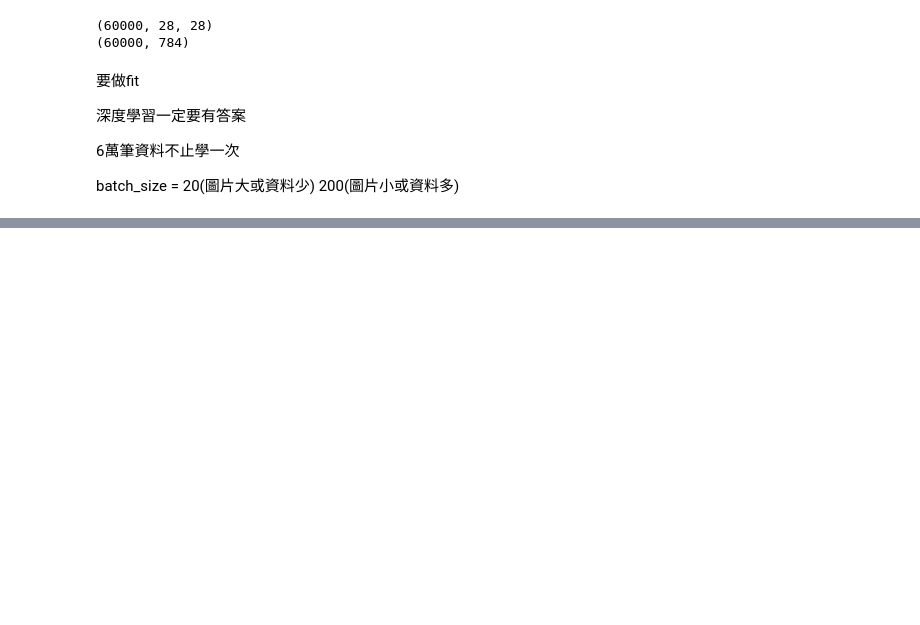
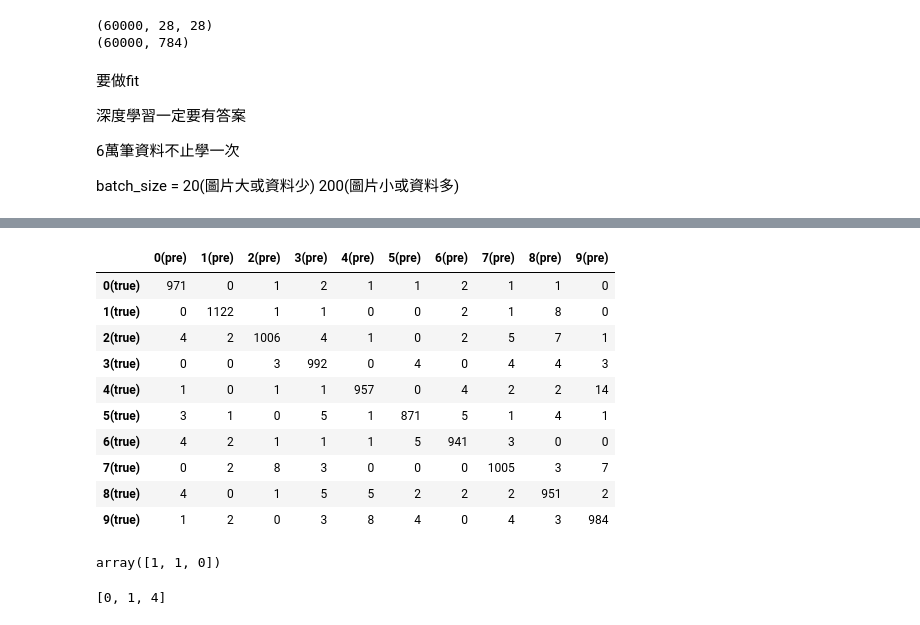
Before and after one commit to wasp33/ximen0703, a Jupyter notebook: mlp.ipynb, the cells around one changed output, grey strips where cells are left out. Saved outputs shown, nothing was run; the diff lists cells and outputs as text; code cells hidden in the pictures; blank space fills up the shorter version.

```diff
--- a/mlp.ipynb
+++ b/mlp.ipynb
@@ -95,5 +95,3 @@ Non-trainable params: 0
 _________________________________________________________________
 # %% [markdown]
 y 總共有十個答案
-# %%
-model.compile(loss="mse",metrics="accuracy")
@@ -181,0 +191,8 @@ sum(pre[0])
+# %%
+from sklearn.metrics import confusion_matrix
+pre = model.predict(x_test_norm).argmax(axis=-1)
+mat = confusion_matrix(y_test, pre)
+pd.DataFrame(mat,
+      columns=["{}(pre)".format(i) for i in range(10)],
+      index=["{}(true)".format(i) for i in range(10)])
+# %% [output]
@@ -181,0 +200,32 @@ sum(pre[0])
+|  | 0(pre) | 1(pre) | 2(pre) | 3(pre) | 4(pre) | 5(pre) | 6(pre) | 7(pre) | 8(pre) | 9(pre) |
+| 0(true) | 971 | 0 | 1 | 2 | 1 | 1 | 2 | 1 | 1 | 0 |
+| 1(true) | 0 | 1122 | 1 | 1 | 0 | 0 | 2 | 1 | 8 | 0 |
+| 2(true) | 4 | 2 | 1006 | 4 | 1 | 0 | 2 | 5 | 7 | 1 |
+| 3(true) | 0 | 0 | 3 | 992 | 0 | 4 | 0 | 4 | 4 | 3 |
+| 4(true) | 1 | 0 | 1 | 1 | 957 | 0 | 4 | 2 | 2 | 14 |
+| 5(true) | 3 | 1 | 0 | 5 | 1 | 871 | 5 | 1 | 4 | 1 |
+| 6(true) | 4 | 2 | 1 | 1 | 1 | 5 | 941 | 3 | 0 | 0 |
+| 7(true) | 0 | 2 | 8 | 3 | 0 | 0 | 0 | 1005 | 3 | 7 |
+| 8(true) | 4 | 0 | 1 | 5 | 5 | 2 | 2 | 2 | 951 | 2 |
+| 9(true) | 1 | 2 | 0 | 3 | 8 | 4 | 0 | 4 | 3 | 984 |
+# %%
+# demo
+# 不帶參數: 一維
+# axis=0/1
+n = np.array([
+    [1, 2],
+    [5, 6],
+    [4, 3]
+])
+n.argmax(axis=-1)
+# %% [output]
+array([1, 1, 0])
+# %%
+# demo:
+# l = []
+# for i in range(3):
+#     l.append(i ** 2)
+l = [i ** 2 for i in range(3)]
+l
+# %% [output]
+[0, 1, 4]
```
Also changed, not shown: parts of 10 cells of this notebook.
